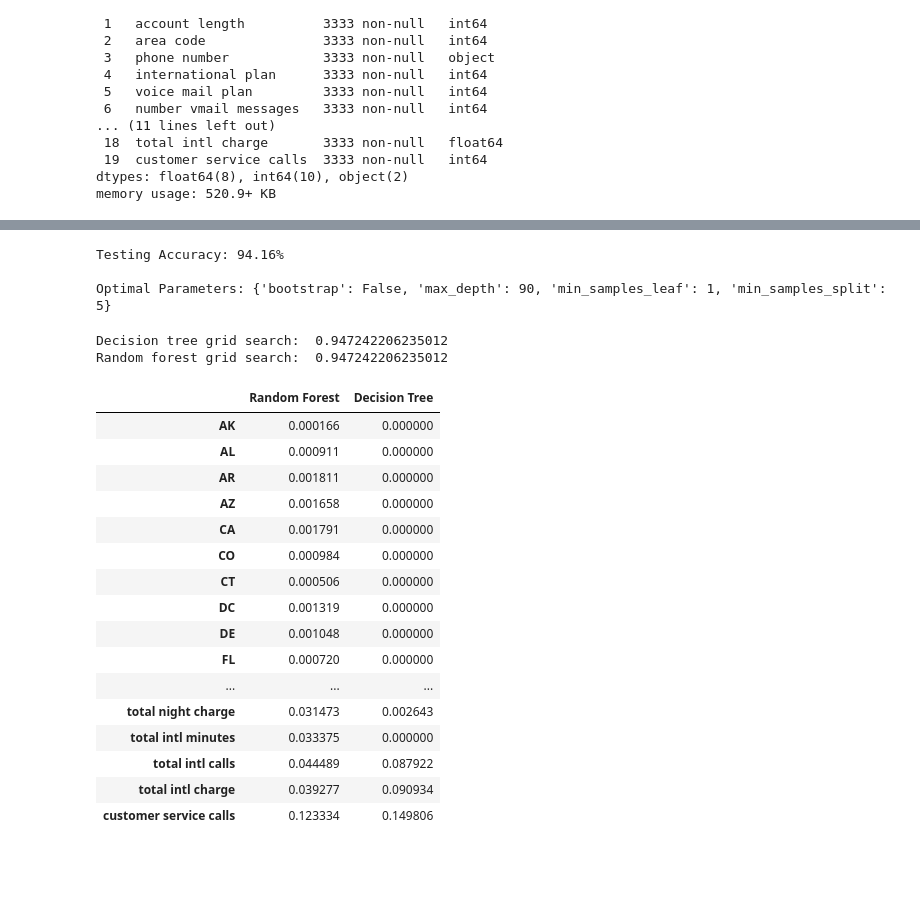
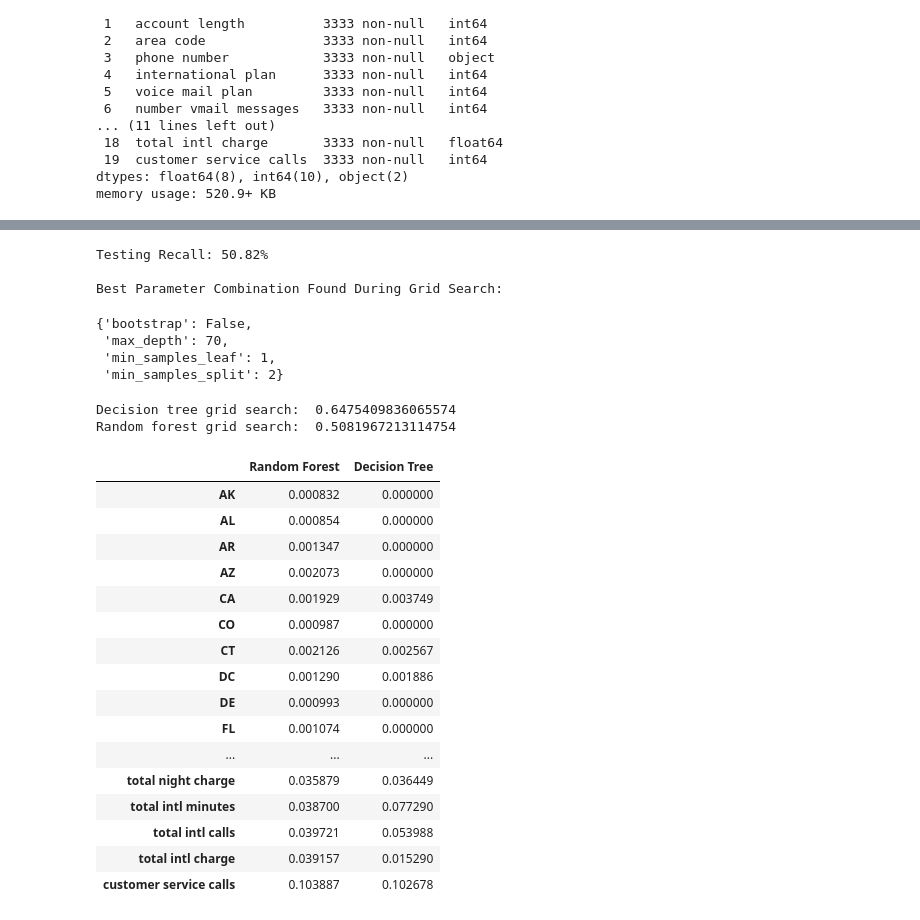
Before and after one commit to sammarder/dsc-phase-3-project, a Jupyter notebook: student.ipynb, the cells around one changed output, grey strips where cells are left out. Cells and saved outputs as stored; diff of their text form; code cells hidden in the pictures; blank space fills up the shorter version.

```diff
--- a/student.ipynb
+++ b/student.ipynb
@@ -81,6 +85,9 @@ X_train, X_test, y_train, y_test = train_test_split(X, y)
 # %%
 from sklearn.tree import DecisionTreeClassifier
 from sklearn.ensemble import RandomForestClassifier, AdaBoostClassifier
-from sklearn.metrics import accuracy_score
+from sklearn.metrics import accuracy_score, plot_confusion_matrix, \
+recall_score, classification_report, make_scorer
+
+recall_scorer = make_scorer(recall_score)
 # %%
 dt_clf = DecisionTreeClassifier()
@@ -98,8 +105,14 @@ dt_param_grid = {
     'min_samples_leaf': [1, 2, 3, 4, 5, 6]
 }
 # %%
-dt_grid_search = GridSearchCV(dt_clf, dt_param_grid, cv=5)
+dt_grid_search = GridSearchCV(dt_clf, dt_param_grid, cv=5, scoring=recall_scorer)
 
 # Fit to the data
 dt_grid_search.fit(X_train, y_train)
+
+dt_gs_testing_score = dt_grid_search.score(X_test, y_test)
+
+print(f"Test Recall Score: {dt_gs_testing_score :.2%}")
+print("Best Parameter Combination Found During Grid Search:")
+dt_grid_search.best_params_
 # %% [output]
@@ -135,16 +136,24 @@ rf_param_grid = {'bootstrap': [True, False],
                  'min_samples_split': [2, 5, 10],
 }
 # %%
-rf_grid_search = GridSearchCV(rf_clf, rf_param_grid, cv=3)
+rf_grid_search = GridSearchCV(rf_clf, rf_param_grid, cv=3, scoring=recall_scorer)
+
 rf_grid_search.fit(X_train, y_train)
 
-print(f"Testing Accuracy: {rf_grid_search.best_score_ :.2%}")
+rf_gs_testing_score = rf_grid_search.score(X_test, y_test)
+
+print(f"Testing Recall: {rf_gs_testing_score :.2%}")
 print("")
-print(f"Optimal Parameters: {rf_grid_search.best_params_}")
+print("Best Parameter Combination Found During Grid Search:")
+rf_grid_search.best_params_
 # %% [output]
-Testing Accuracy: 94.16%
+Testing Recall: 50.82%
 
-Optimal Parameters: {'bootstrap': False, 'max_depth': 90, 'min_samples_leaf': 1, 'min_samples_split': 5}
+Best Parameter Combination Found During Grid Search:
+{'bootstrap': False,
+ 'max_depth': 70,
+ 'min_samples_leaf': 1,
+ 'min_samples_split': 2}
 # %%
 dt_score = dt_grid_search.score(X_test, y_test)
 rf_score = rf_grid_search.score(X_test, y_test)
@@ -152,11 +161,14 @@ rf_score = rf_grid_search.score(X_test, y_test)
 print('Decision tree grid search: ', dt_score)
 print('Random forest grid search: ', rf_score)
 # %% [output]
-Decision tree grid search:  0.947242206235012
-Random forest grid search:  0.947242206235012
+Decision tree grid search:  0.6475409836065574
+Random forest grid search:  0.5081967213114754
 # %%
-rf_fi = rf_grid_search.best_estimator_.feature_importances_
-dt_fi = dt_grid_search.best_estimator_.feature_importances_
+rf_estimator = rf_grid_search.best_estimator_
+dt_estimator = dt_grid_search.best_estimator_
+
+rf_fi = rf_estimator.feature_importances_
+dt_fi = dt_estimator.feature_importances_
 # %%
 rf_dict = dict(zip(X.columns, rf_fi))
 df_dict = dict(zip(X.columns, dt_fi))
@@ -166,23 +178,23 @@ for key in X.columns:
 # %%
 j = pd.DataFrame.from_dict(joined).transpose()
 j.columns = ["Random Forest", "Decision Tree"]
-pd.set_option('display.max_rows', None)
+pd.set_option('display.max_rows', 70)
 j
 # %% [output]
 |  | Random Forest | Decision Tree |
-| AK | 0.000166 | 0.000000 |
-| AL | 0.000911 | 0.000000 |
-| AR | 0.001811 | 0.000000 |
-| AZ | 0.001658 | 0.000000 |
-| CA | 0.001791 | 0.000000 |
-| CO | 0.000984 | 0.000000 |
-| CT | 0.000506 | 0.000000 |
-| DC | 0.001319 | 0.000000 |
-| DE | 0.001048 | 0.000000 |
-| FL | 0.000720 | 0.000000 |
+| AK | 0.000832 | 0.000000 |
+| AL | 0.000854 | 0.000000 |
+| AR | 0.001347 | 0.000000 |
+| AZ | 0.002073 | 0.000000 |
+| CA | 0.001929 | 0.003749 |
+| CO | 0.000987 | 0.000000 |
+| CT | 0.002126 | 0.002567 |
+| DC | 0.001290 | 0.001886 |
+| DE | 0.000993 | 0.000000 |
+| FL | 0.001074 | 0.000000 |
 | ... | ... | ... |
-| total night charge | 0.031473 | 0.002643 |
-| total intl minutes | 0.033375 | 0.000000 |
-| total intl calls | 0.044489 | 0.087922 |
-| total intl charge | 0.039277 | 0.090934 |
-| customer service calls | 0.123334 | 0.149806 |
+| total night charge | 0.035879 | 0.036449 |
+| total intl minutes | 0.038700 | 0.077290 |
+| total intl calls | 0.039721 | 0.053988 |
+| total intl charge | 0.039157 | 0.015290 |
+| customer service calls | 0.103887 | 0.102678 |
```
Also changed, not shown: parts of 11 cells of this notebook, 1 other file.
